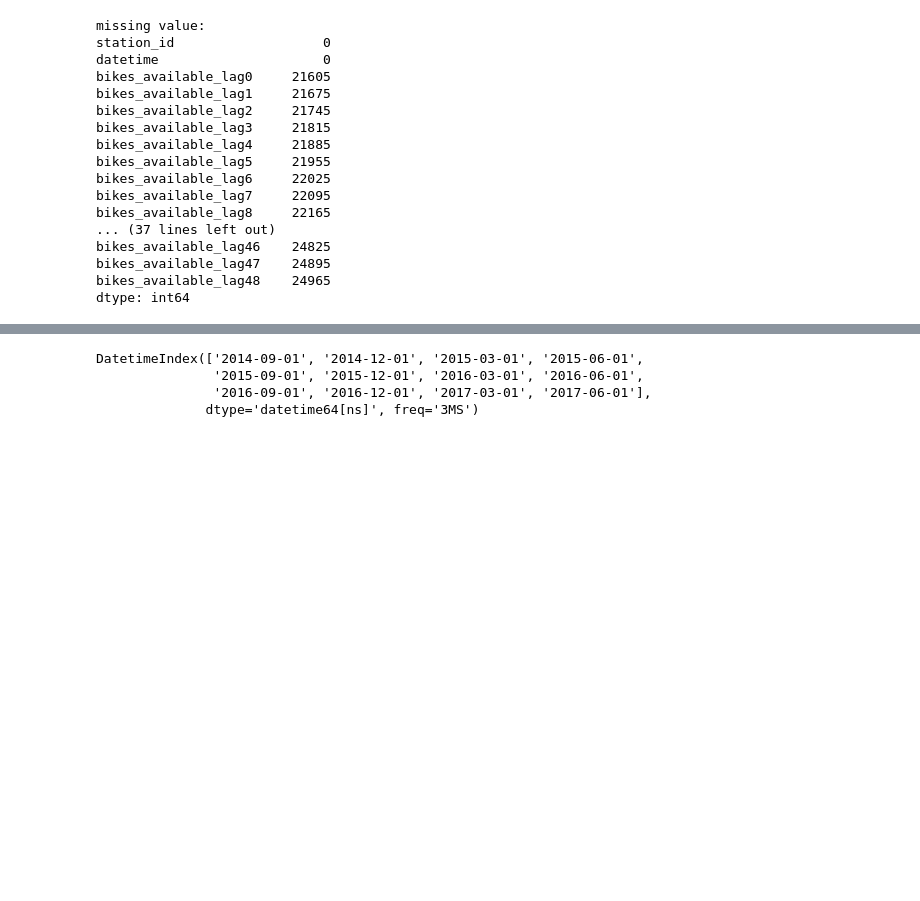
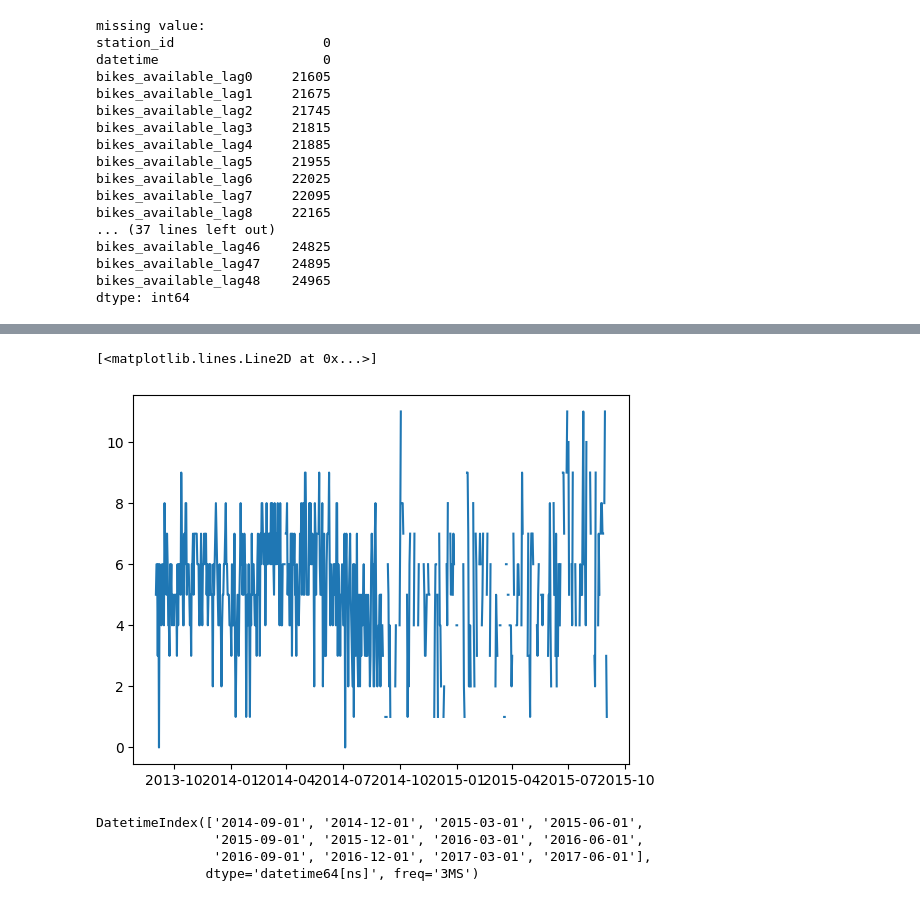
Before and after one commit to snoopy0420/atma_udemy, a Jupyter notebook: notebooks/create_features.ipynb, the cells around one changed output, grey strips where cells are left out. Cells and saved outputs as stored; diff of their text form; code cells hidden in the pictures; blank space fills up the shorter version.

```diff
--- a/notebooks/create_features.ipynb
+++ b/notebooks/create_features.ipynb
@@ -1090,3 +1391,9 @@ dtype: int64
+# %%
+df_ = df_target[(df_target["station_id"]==2) & (df_target["datetime"].dt.hour==23)]
+plt.plot(df_["datetime"], df_["bikes_available"])
+# %% [output]
+[<matplotlib.lines.Line2D at 0x...>]
+[figure, added]
 # %%
 def get_cv_folds(freq='MS'):
     """CVのfoldを返却
```
Also changed, not shown: parts of 28 cells of this notebook, 5 other files.
